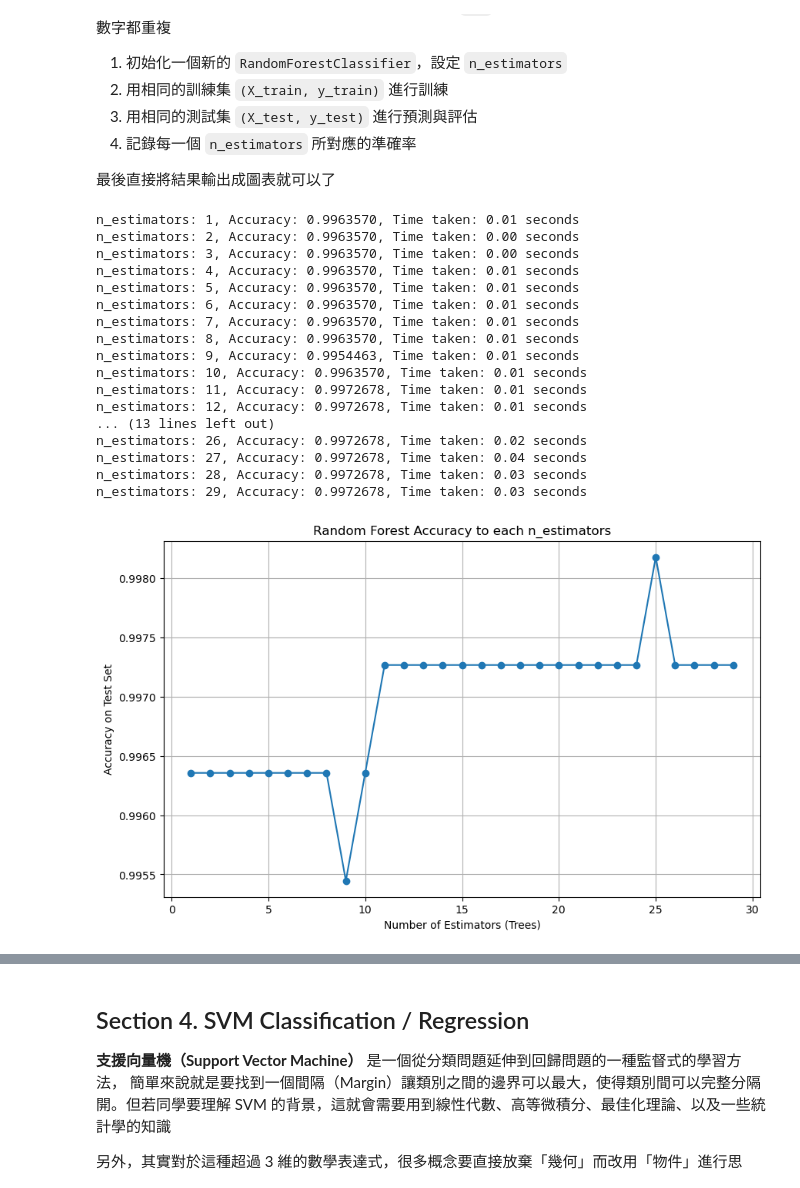
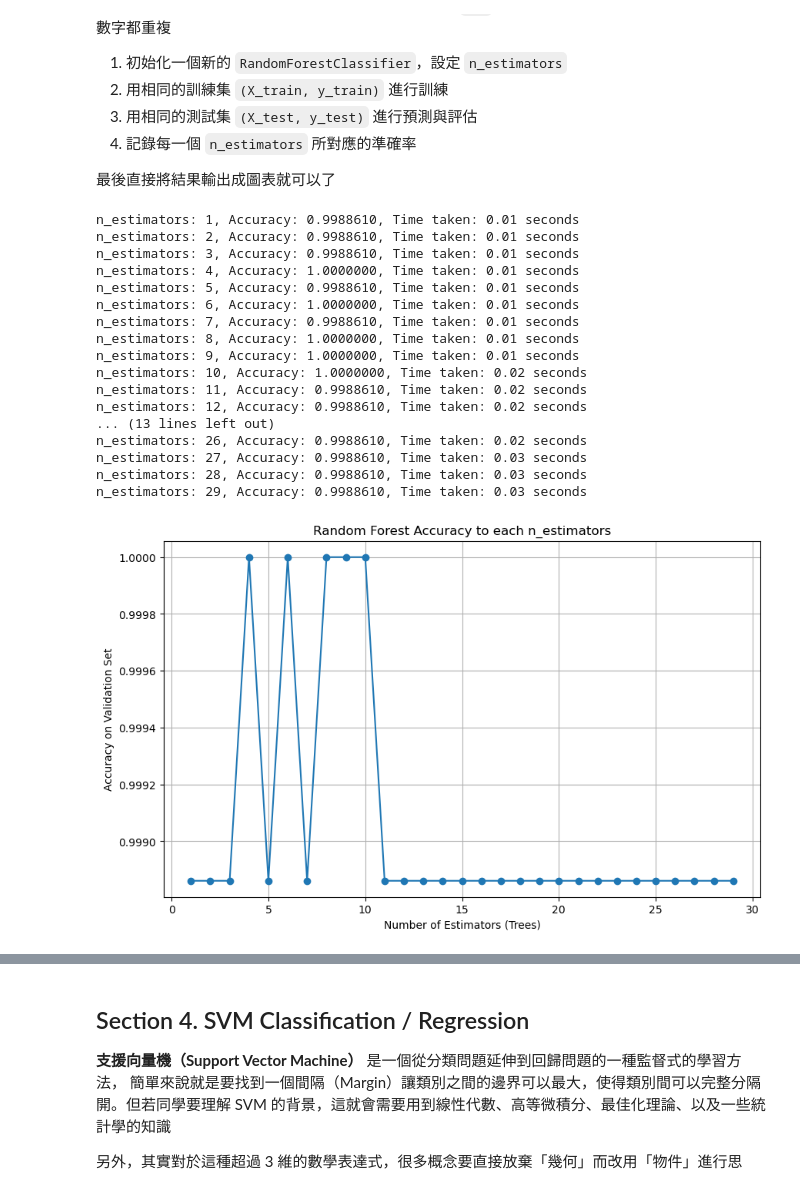
Before and after one commit to csning1998/school-medical-decision-analysis, a Jupyter notebook: 醫療決策分析_410570554_HW2.ipynb, the cells around one changed output, grey strips where cells are left out. Saved outputs shown, nothing was run; the diff lists cells and outputs as text; code cells hidden in the pictures.

```diff
--- a/醫療決策分析_410570554_HW2.ipynb
+++ b/醫療決策分析_410570554_HW2.ipynb
@@ -456,0 +518,18 @@ print(department_vectors)
+# %%
+# Combine features for TRAIN set
+X_train_raw = pd.concat(
+    [agg_before_train, agg_after_train, department_vectors_train], axis=1
+).fillna(0)
+
+# Combine features for TEST set
+X_test_raw = pd.concat(
+    [agg_before_test, agg_after_test, department_vectors_test], axis=1
+).fillna(0)
+
+X_train_raw, X_test_raw = X_train_raw.align(
+    X_test_raw, join="outer", axis=1, fill_value=0
+)
+
+print("X_train_raw (original features for training)\n", X_train_raw.head())
+print()
+print("X_test_raw (original features for testing)\n", X_test_raw.head())
@@ -457,5 +556,6 @@ print(department_vectors)
 # %%
-df_patient = pd.concat([agg_before, agg_after, department_vectors], axis=1).fillna(0)
+df_patient = pd.concat([X_train_raw, X_test_raw])
+
 print(df_patient)
 # %% [output]
         before_visits  before_spending  after_visits  after_spending  \
@@ -515,10 +615,7 @@ $$
 1. `fit()` 計算平均值與標準差
 2. `transform()` 執行資料標準化
 # %%
-from sklearn.model_selection import train_test_split
 from sklearn.preprocessing import StandardScaler
-
-X_train_raw, X_test_raw = train_test_split(df_patient, test_size=0.2, random_state=42)
 
 scaler = StandardScaler()
 
@@ -1158,3 +1259,15 @@ Accuracy of the model is: 0.9973
 ### Step E. 超參數調整
 
 所謂超參數（Hyperparameters）是在模型訓練之前就設定好來控制模型學習過程的參數，在這案例中會關住在 **森林中決策樹的數量** `n_estimators` 以及 **每一棵決策樹的最大深度** `max_depth`。換句話說，現在就是要針對不同超參數給出的組合中，嘗試找出最佳的參數
+# %%
+X_train_fit, X_val, y_train_fit, y_val = train_test_split(
+    X_train,
+    y_train,
+    test_size=0.2,
+    random_state=42,
+    stratify=y_train,
+)
+
+print(f"Original X_train shape: {X_train.shape}")
+print(f"New X_train_fit shape: {X_train_fit.shape}")
+print(f"New X_val shape: {X_val.shape}")
@@ -1172,49 +1301,49 @@ Accuracy of the model is: 0.9973
 # %%
 import time
 import matplotlib.pyplot as plt
 
 estimator_list = list(range(1, 30, 1))
 accuracy_scores_rf = []  # List to store results
 
 for n in estimator_list:
     start_time = time.time()  # Record start time
 
     # Initialize, train, predict, calculate accuracy
     model = RandomForestClassifier(n_estimators=n, random_state=42)
-    model.fit(X_train, y_train)
-    y_pred = model.predict(X_test)
-    acc = accuracy_score(y_test, y_pred)
+    model.fit(X_train_fit, y_train_fit)
+    y_pred = model.predict(X_val)
+    acc = accuracy_score(y_val, y_pred)
     accuracy_scores_rf.append(acc)
 
     end_time = time.time()  # Record end time
     print(
         f"n_estimators: {n}, Accuracy: {acc:.7f}, Time taken: {end_time - start_time:.2f} seconds"
     )
 
 fig, ax = plt.subplots(figsize=(10, 6))
 ax.plot(estimator_list, accuracy_scores_rf, marker="o", linestyle="-")
 ax.set_title("Random Forest Accuracy to each n_estimators")
 ax.set_xlabel("Number of Estimators (Trees)")
-ax.set_ylabel("Accuracy on Test Set")
+ax.set_ylabel("Accuracy on Validation Set")
 ax.grid(True)
 plt.show()
 # %% [output]
-n_estimators: 1, Accuracy: 0.9963570, Time taken: 0.01 seconds
-n_estimators: 2, Accuracy: 0.9963570, Time taken: 0.00 seconds
-n_estimators: 3, Accuracy: 0.9963570, Time taken: 0.00 seconds
-n_estimators: 4, Accuracy: 0.9963570, Time taken: 0.01 seconds
-n_estimators: 5, Accuracy: 0.9963570, Time taken: 0.01 seconds
-n_estimators: 6, Accuracy: 0.9963570, Time taken: 0.01 seconds
-n_estimators: 7, Accuracy: 0.9963570, Time taken: 0.01 seconds
-n_estimators: 8, Accuracy: 0.9963570, Time taken: 0.01 seconds
-n_estimators: 9, Accuracy: 0.9954463, Time taken: 0.01 seconds
-n_estimators: 10, Accuracy: 0.9963570, Time taken: 0.01 seconds
-n_estimators: 11, Accuracy: 0.9972678, Time taken: 0.01 seconds
-n_estimators: 12, Accuracy: 0.9972678, Time taken: 0.01 seconds
+n_estimators: 1, Accuracy: 0.9988610, Time taken: 0.01 seconds
+n_estimators: 2, Accuracy: 0.9988610, Time taken: 0.01 seconds
+n_estimators: 3, Accuracy: 0.9988610, Time taken: 0.01 seconds
+n_estimators: 4, Accuracy: 1.0000000, Time taken: 0.01 seconds
+n_estimators: 5, Accuracy: 0.9988610, Time taken: 0.01 seconds
+n_estimators: 6, Accuracy: 1.0000000, Time taken: 0.01 seconds
+n_estimators: 7, Accuracy: 0.9988610, Time taken: 0.01 seconds
+n_estimators: 8, Accuracy: 1.0000000, Time taken: 0.01 seconds
+n_estimators: 9, Accuracy: 1.0000000, Time taken: 0.01 seconds
+n_estimators: 10, Accuracy: 1.0000000, Time taken: 0.02 seconds
+n_estimators: 11, Accuracy: 0.9988610, Time taken: 0.02 seconds
+n_estimators: 12, Accuracy: 0.9988610, Time taken: 0.02 seconds
 ... (13 lines left out)
-n_estimators: 26, Accuracy: 0.9972678, Time taken: 0.02 seconds
-n_estimators: 27, Accuracy: 0.9972678, Time taken: 0.04 seconds
-n_estimators: 28, Accuracy: 0.9972678, Time taken: 0.03 seconds
-n_estimators: 29, Accuracy: 0.9972678, Time taken: 0.03 seconds
+n_estimators: 26, Accuracy: 0.9988610, Time taken: 0.02 seconds
+n_estimators: 27, Accuracy: 0.9988610, Time taken: 0.03 seconds
+n_estimators: 28, Accuracy: 0.9988610, Time taken: 0.03 seconds
+n_estimators: 29, Accuracy: 0.9988610, Time taken: 0.03 seconds
-[figure, old version]
+[figure, new version]
 # %% [markdown]
```
Also changed, not shown: parts of 94 cells of this notebook.
